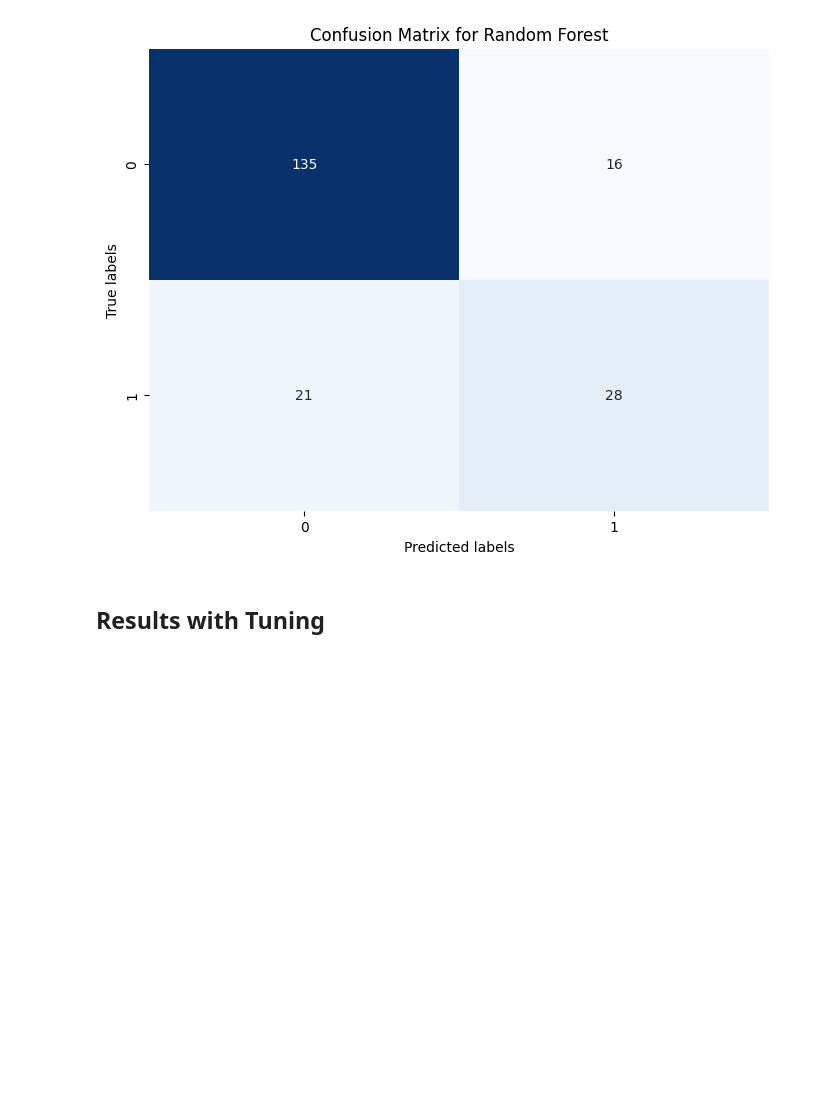
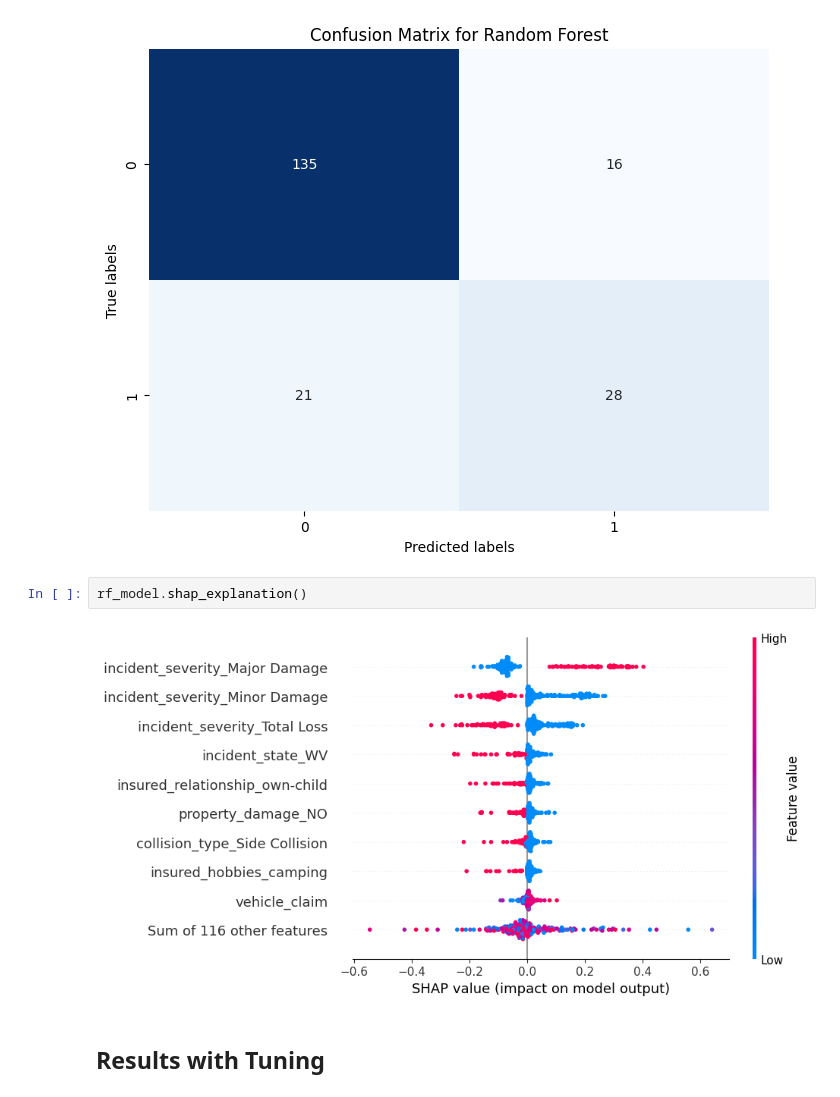
Before and after one commit to kevinchs0808/DSA4263-Project, a Jupyter notebook: main.ipynb, the cells around one changed output. Saved outputs shown, nothing was run; the diff lists cells and outputs as text; blank space fills up the shorter version.

Commit message:
Added SHAP explanation for Random Forest & Decision Tree without finetuning

```diff
--- a/main.ipynb
+++ b/main.ipynb
@@ -90,6 +90,10 @@ rf_model.evaluate()
 cm_rf_base = rf_model.plot_confusion_matrix()
 # %% [output]
 [figure]
+# %%
+rf_model.shap_explanation()
+# %% [output]
+[figure, added]
 # %% [markdown]
 ## Results with Tuning
 # %%
```
Also changed, not shown: parts of 1 cell of this notebook.
